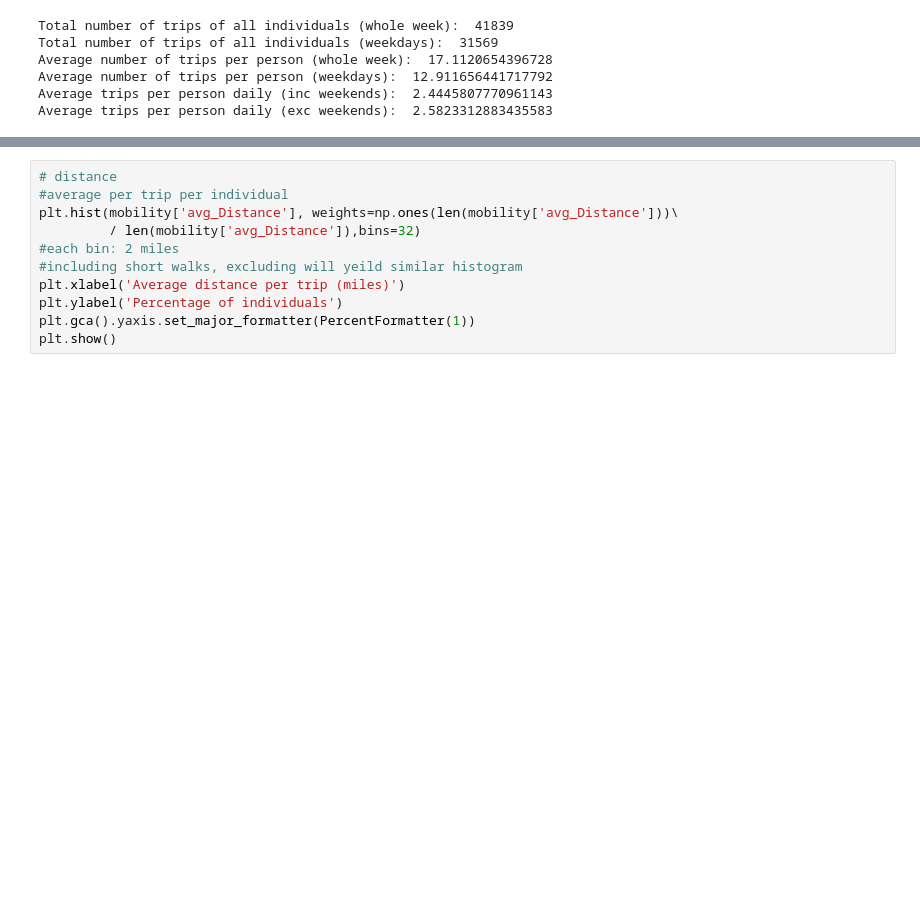
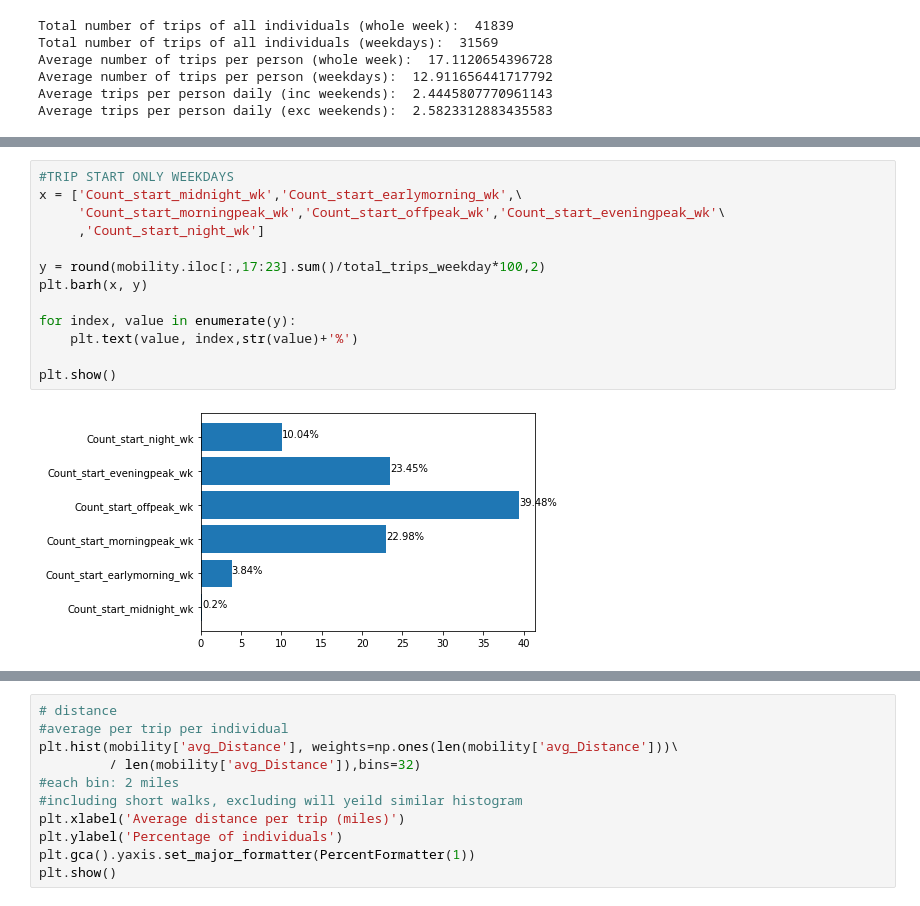
Before and after one commit to arashk1990/covid19mobility, a Jupyter notebook: feature_analysis.ipynb, the cells around one changed output, grey strips where cells are left out. Drawn from its saved outputs; the diff is of its cells as text; blank space fills up the shorter version.

```diff
--- a/feature_analysis.ipynb
+++ b/feature_analysis.ipynb
@@ -316,3 +381,18 @@ plt.show()
+# %%
+#TRIP START ONLY WEEKDAYS
+x = ['Count_start_midnight_wk','Count_start_earlymorning_wk',\
+     'Count_start_morningpeak_wk','Count_start_offpeak_wk','Count_start_eveningpeak_wk'\
+     ,'Count_start_night_wk']
+
+y = round(mobility.iloc[:,17:23].sum()/total_trips_weekday*100,2)
+plt.barh(x, y)
+
+for index, value in enumerate(y):
+    plt.text(value, index,str(value)+'%')
+
+plt.show()
+# %% [output]
+[figure, added]
 # %%
 #trip end
 
```
Also changed, not shown: parts of 12 cells of this notebook.
